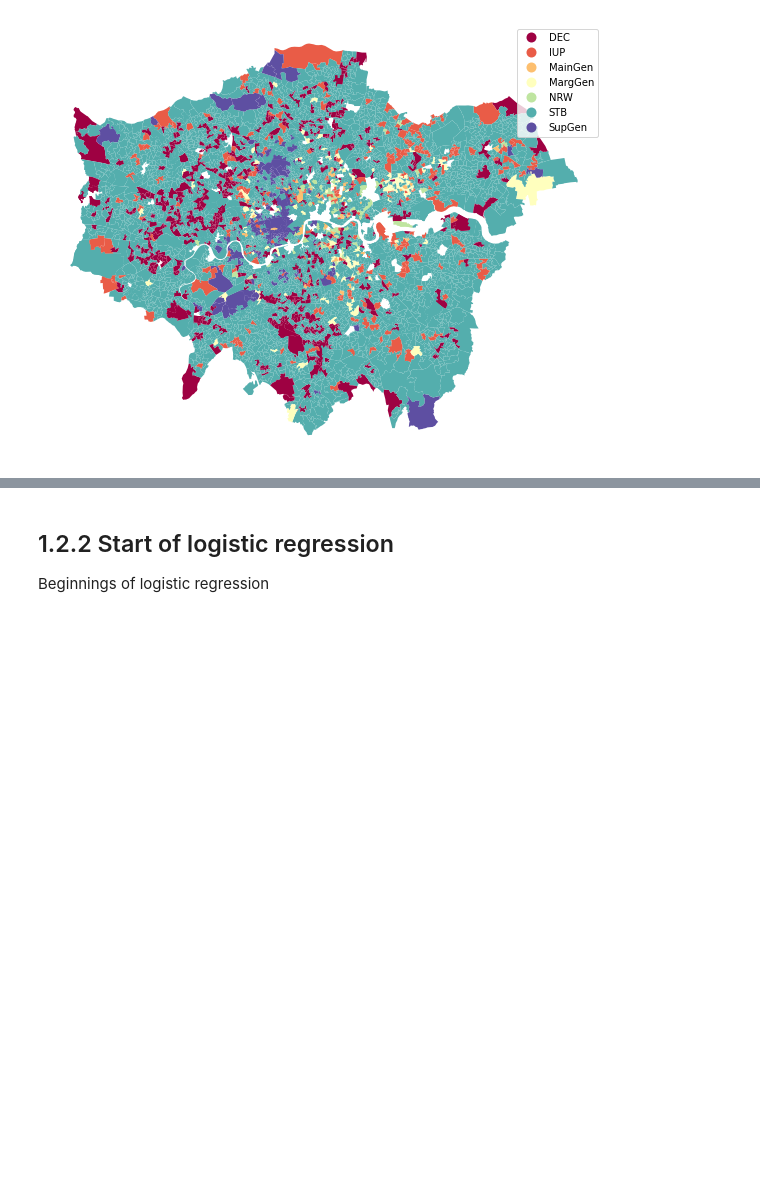
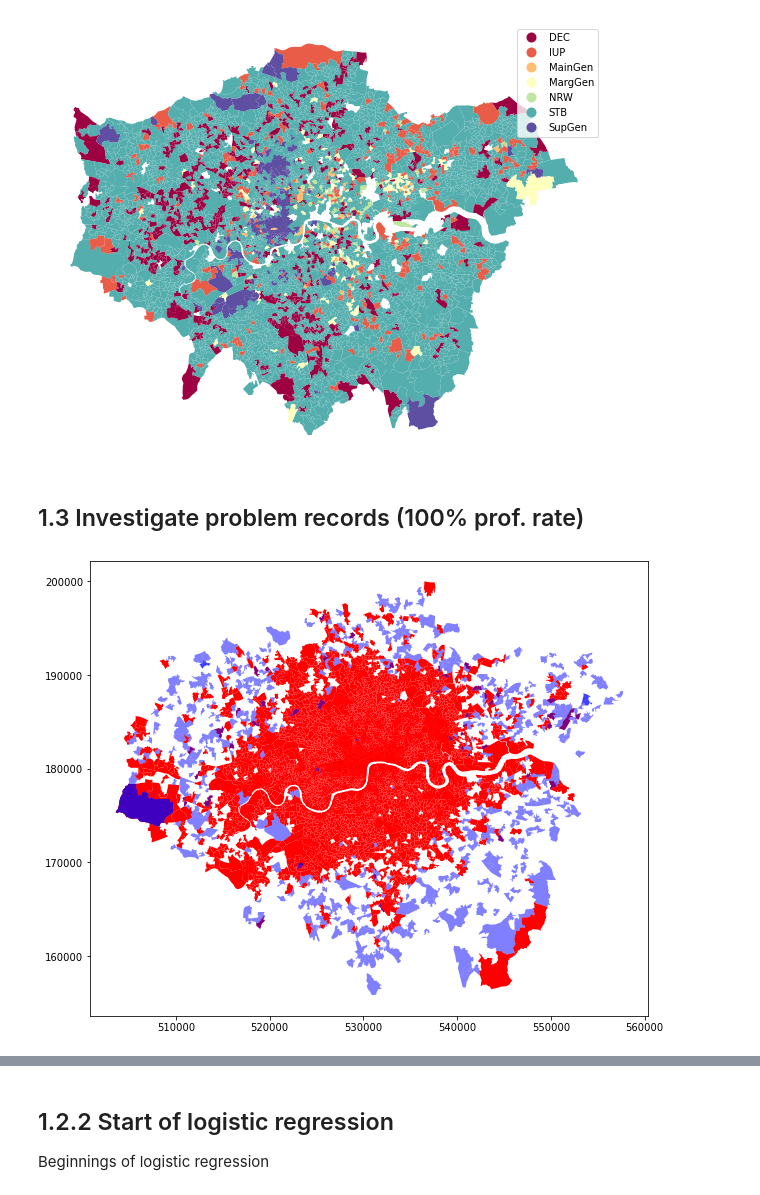
Before and after one commit to ZacharyP-E/are-you-gitting-me, a Jupyter notebook: 1.0 Data Wrangling.ipynb, the cells around one changed output, grey strips where cells are left out. Saved outputs shown, nothing was run; the diff lists cells and outputs as text; code cells hidden in the pictures; blank space fills up the shorter version.

Commit message:
Investigations of problem records in sec 1.3

```diff
--- a/1.0 Data Wrangling.ipynb
+++ b/1.0 Data Wrangling.ipynb
@@ -486,3 +486,16 @@ plt.axis("off")
 # %% [output]
 (500655.06033394457, 564875.8132172046, 153596.66716660303, 203187.7528659835)
 [figure]
+# %% [markdown]
+## 1.3 Investigate problem records (100% prof. rate)
+# %%
+fig, ax = plt.subplots(1, figsize=(10,10))
+
+#linreg_m1[linreg_m1["prop"] ==1].plot(ax=ax)
+linreg_m1[(linreg_m1["total_count"] >5 )].plot(ax=ax, color="red")
+linreg_m1[linreg_m1["prop"] ==1].plot(ax=ax, color="blue", alpha=0.5)
+
+
+plt.show()
+# %% [output]
+[figure, added]
```
Also changed, not shown: parts of 1 cell of this notebook, 1 other file.
